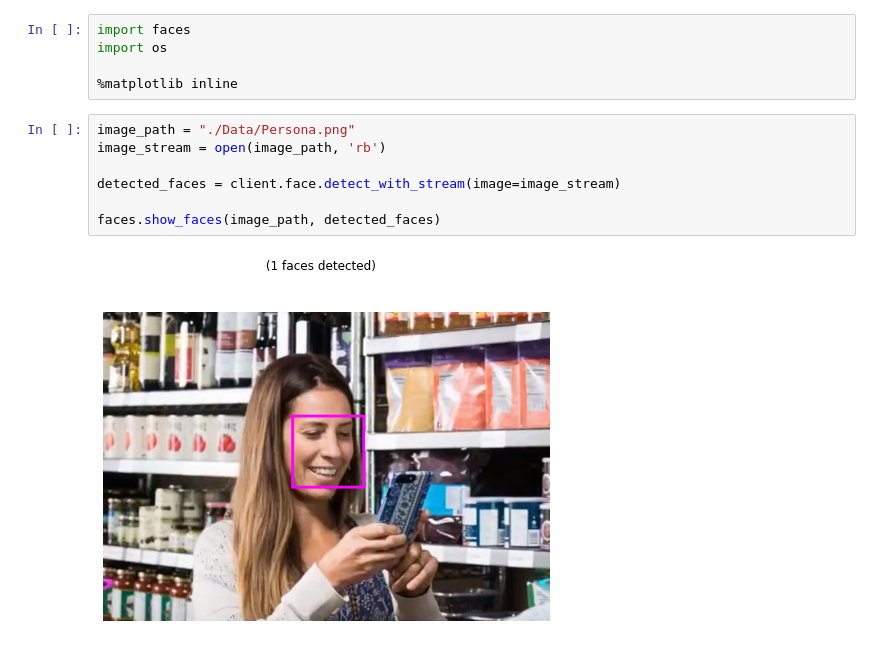
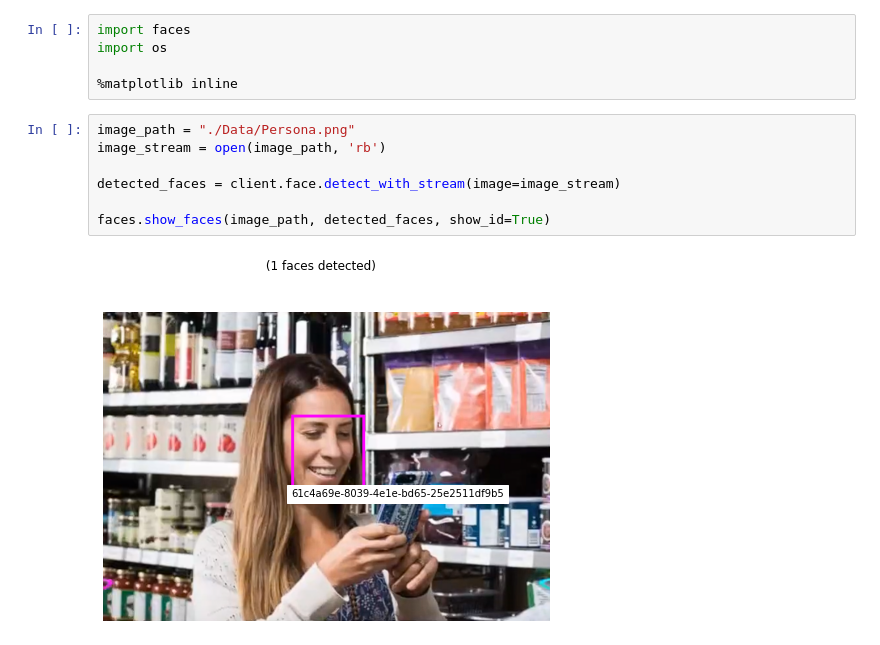
Before and after one commit to Chaylander/Datascience-portfolio-Az900, a Jupyter notebook: P1/LabIaP1.ipynb, the cells around one changed output. Cells and saved outputs as stored; diff of their text form.

```diff
--- a/P1/LabIaP1.ipynb
+++ b/P1/LabIaP1.ipynb
@@ -100,9 +100,9 @@ import os
 # %%
 image_path = "./Data/Persona.png"
 image_stream = open(image_path, 'rb')
 
 detected_faces = client.face.detect_with_stream(image=image_stream)
 
-faces.show_faces(image_path, detected_faces)
+faces.show_faces(image_path, detected_faces, show_id=True)
 # %% [output]
-[figure, old version]
+[figure, new version]
```
Also changed, not shown: parts of 1 cell of this notebook.
